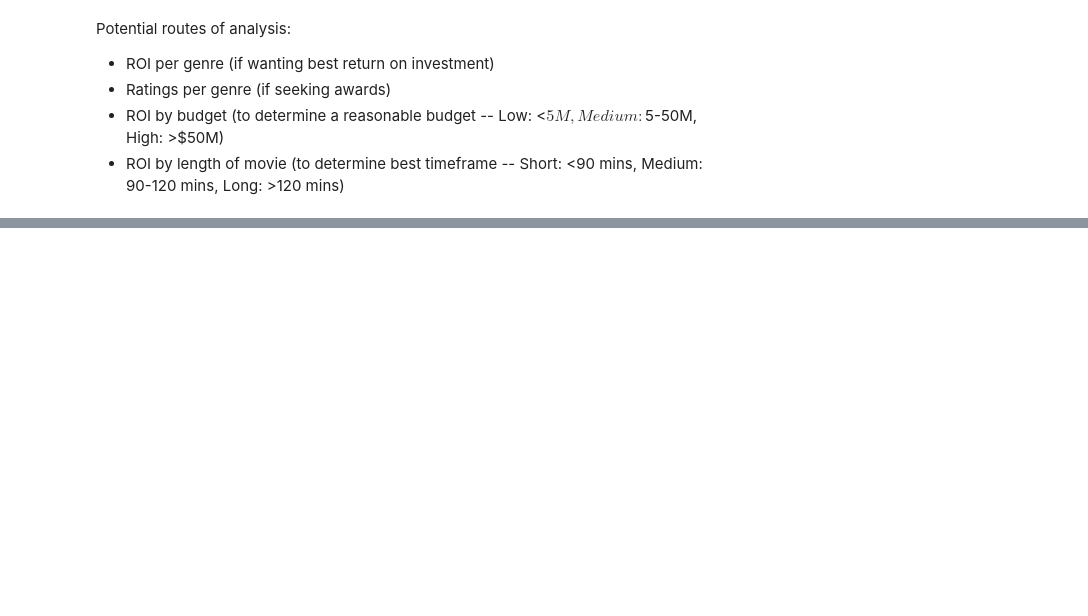
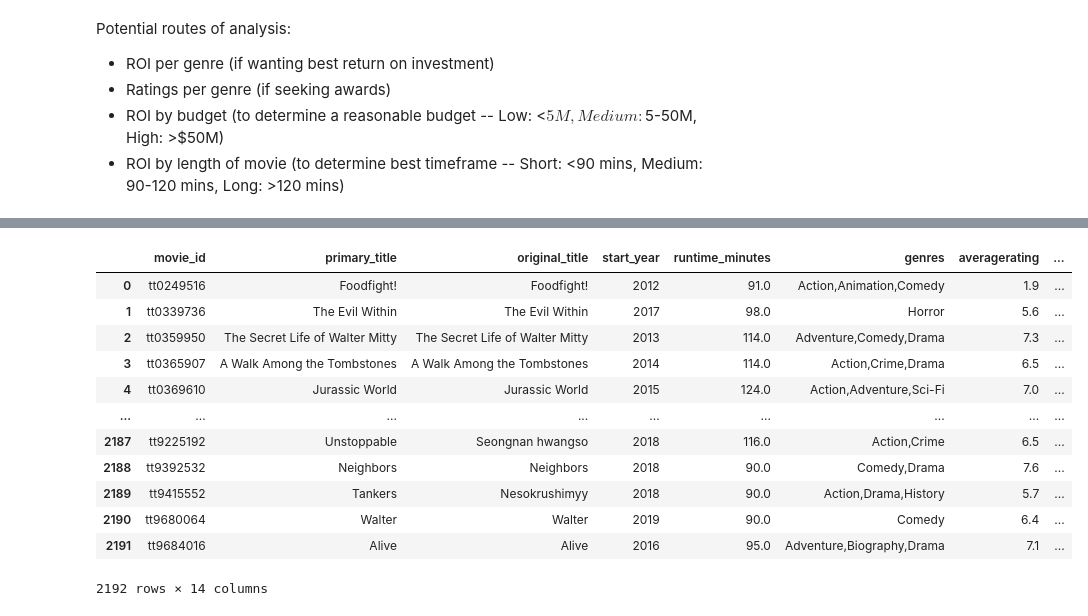
Before and after one commit to elijahlopez94/box_office_statistical_analysis, a Jupyter notebook: box_office_statistical_analysis.ipynb, the cells around one changed output, grey strips where cells are left out. Saved outputs shown, nothing was run; the diff lists cells and outputs as text; code cells hidden in the pictures; blank space fills up the shorter version.

```diff
--- a/box_office_statistical_analysis.ipynb
+++ b/box_office_statistical_analysis.ipynb
@@ -235,0 +253,3 @@ Potential routes of analysis:
+# %%
+alt_dict = dict(zip(alt_titles['title'], alt_titles['movie_id']))
+len(alt_dict)
@@ -235,0 +258,3 @@ Potential routes of analysis:
+# %%
+df['movie_id'] = df['movie'].map(alt_dict)
+df
@@ -235,0 +275,3 @@ Potential routes of analysis:
+# %%
+merge_df = pd.merge(sql_movies, df, on='movie_id')
+merge_df.head()
@@ -235,0 +285,32 @@ Potential routes of analysis:
+# %%
+"""
+Function to replace '$' and commas from 'production_budget', 'domestic_gross', 'worldwide_gross'
+Takes in dataframe and column names
+Returns cleaned version saved over the original dataframe
+"""
+
+def clean_currency_columns(df, columns):
+    for column in columns:
+        df.loc[:, column] = df[column].replace({'\$': '', ',': ''}, regex=True).astype(float)
+    return df
+# %%
+# Defines the columns to clean
+columns_to_clean = ['production_budget', 'domestic_gross', 'worldwide_gross']
+
+# Calls the function
+merge_df = clean_currency_columns(merge_df, columns_to_clean)
+merge_df
+# %% [output]
+|  | movie_id | primary_title | original_title | start_year | runtime_minutes | genres | averagerating | ... |
+| 0 | tt0249516 | Foodfight! | Foodfight! | 2012 | 91.0 | Action,Animation,Comedy | 1.9 | ... |
+| 1 | tt0339736 | The Evil Within | The Evil Within | 2017 | 98.0 | Horror | 5.6 | ... |
+| 2 | tt0359950 | The Secret Life of Walter Mitty | The Secret Life of Walter Mitty | 2013 | 114.0 | Adventure,Comedy,Drama | 7.3 | ... |
+| 3 | tt0365907 | A Walk Among the Tombstones | A Walk Among the Tombstones | 2014 | 114.0 | Action,Crime,Drama | 6.5 | ... |
+| 4 | tt0369610 | Jurassic World | Jurassic World | 2015 | 124.0 | Action,Adventure,Sci-Fi | 7.0 | ... |
+| ... | ... | ... | ... | ... | ... | ... | ... | ... |
+| 2187 | tt9225192 | Unstoppable | Seongnan hwangso | 2018 | 116.0 | Action,Crime | 6.5 | ... |
+| 2188 | tt9392532 | Neighbors | Neighbors | 2018 | 90.0 | Comedy,Drama | 7.6 | ... |
+| 2189 | tt9415552 | Tankers | Nesokrushimyy | 2018 | 90.0 | Action,Drama,History | 5.7 | ... |
+| 2190 | tt9680064 | Walter | Walter | 2019 | 90.0 | Comedy | 6.4 | ... |
+| 2191 | tt9684016 | Alive | Alive | 2016 | 95.0 | Adventure,Biography,Drama | 7.1 | ... |
+2192 rows × 14 columns
```
Also changed, not shown: parts of 18 cells of this notebook.
